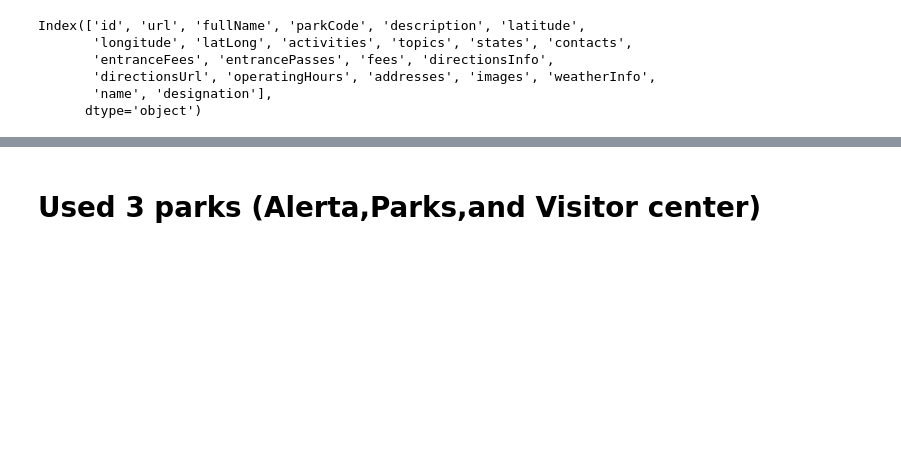
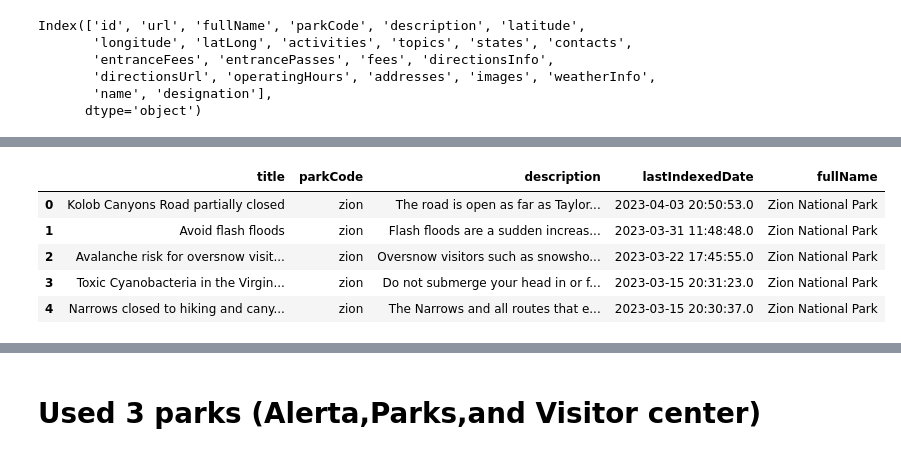
Before and after one commit to MSBen14/Park-Finder-Project-3, a Jupyter notebook: Parks_v3.ipynb, the cells around one changed output, grey strips where cells are left out. Cells and saved outputs as stored; diff of their text form; code cells hidden in the pictures; blank space fills up the shorter version.

```diff
--- a/Parks_v3.ipynb
+++ b/Parks_v3.ipynb
@@ -138,0 +86,3 @@ parks_rev_df.to_csv("parks_df.csv", index=False,encoding="utf-8")
+# %%
+park_col = parks_df.loc[:,['fullName', 'parkCode']]
+park_col.head()
@@ -138,0 +96,3 @@ parks_rev_df.to_csv("parks_df.csv", index=False,encoding="utf-8")
+# %%
+alerts_col = alerts_df.loc[:,['title', 'parkCode', 'description', 'lastIndexedDate']]
+alerts_col.head()
@@ -138,0 +106,10 @@ parks_rev_df.to_csv("parks_df.csv", index=False,encoding="utf-8")
+# %%
+park_alert_merge = pd.merge(alerts_col, park_col, on=['parkCode'])
+park_alert_merge.head()
+# %% [output]
+|  | title | parkCode | description | lastIndexedDate | fullName |
+| 0 | Kolob Canyons Road partially closed | zion | The road is open as far as Taylor... | 2023-04-03 20:50:53.0 | Zion National Park |
+| 1 | Avoid flash floods | zion | Flash floods are a sudden increas... | 2023-03-31 11:48:48.0 | Zion National Park |
+| 2 | Avalanche risk for oversnow visit... | zion | Oversnow visitors such as snowsho... | 2023-03-22 17:45:55.0 | Zion National Park |
+| 3 | Toxic Cyanobacteria in the Virgin... | zion | Do not submerge your head in or f... | 2023-03-15 20:31:23.0 | Zion National Park |
+| 4 | Narrows closed to hiking and cany... | zion | The Narrows and all routes that e... | 2023-03-15 20:30:37.0 | Zion National Park |
```
Also changed, not shown: parts of 44 cells of this notebook, 1 other file.
